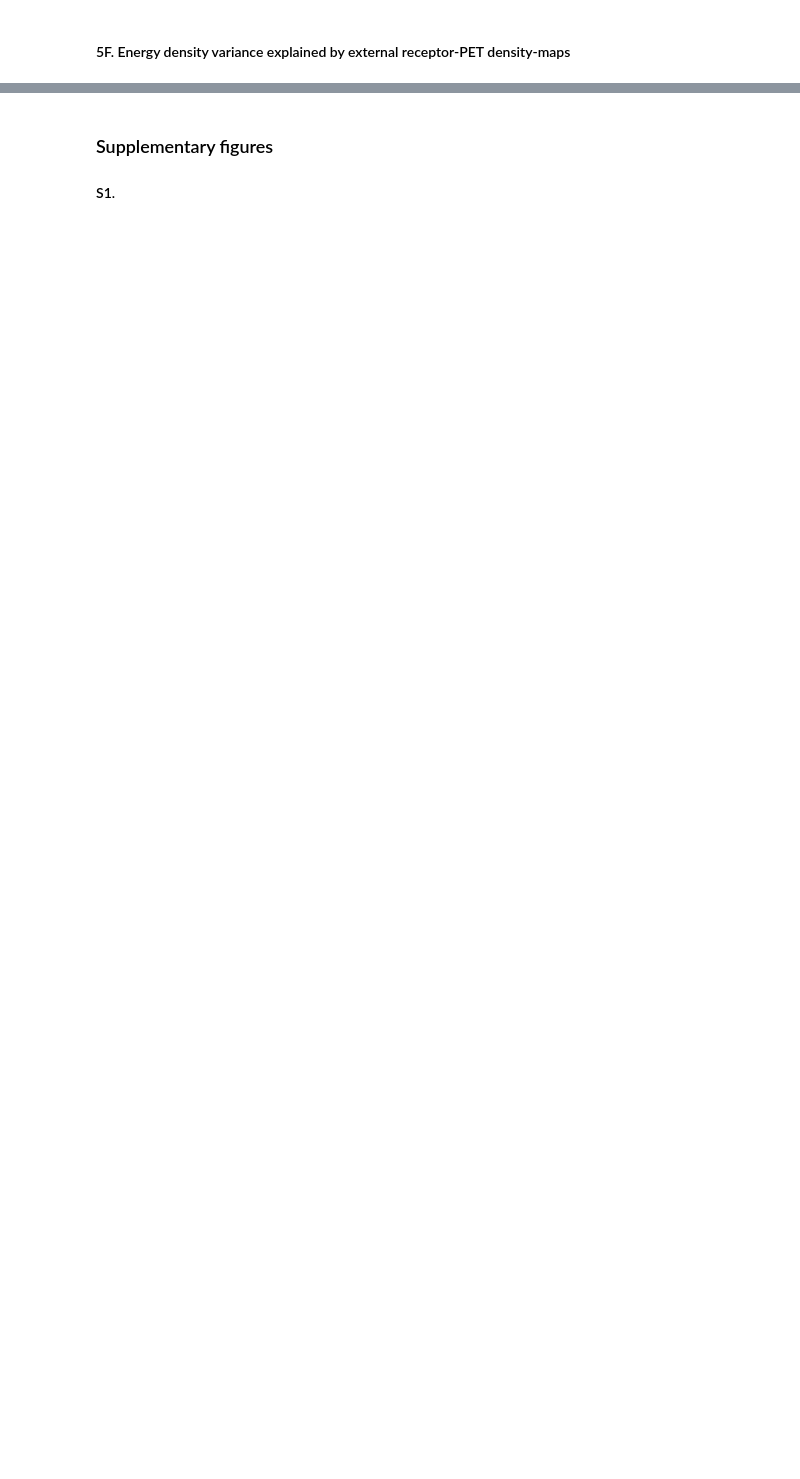
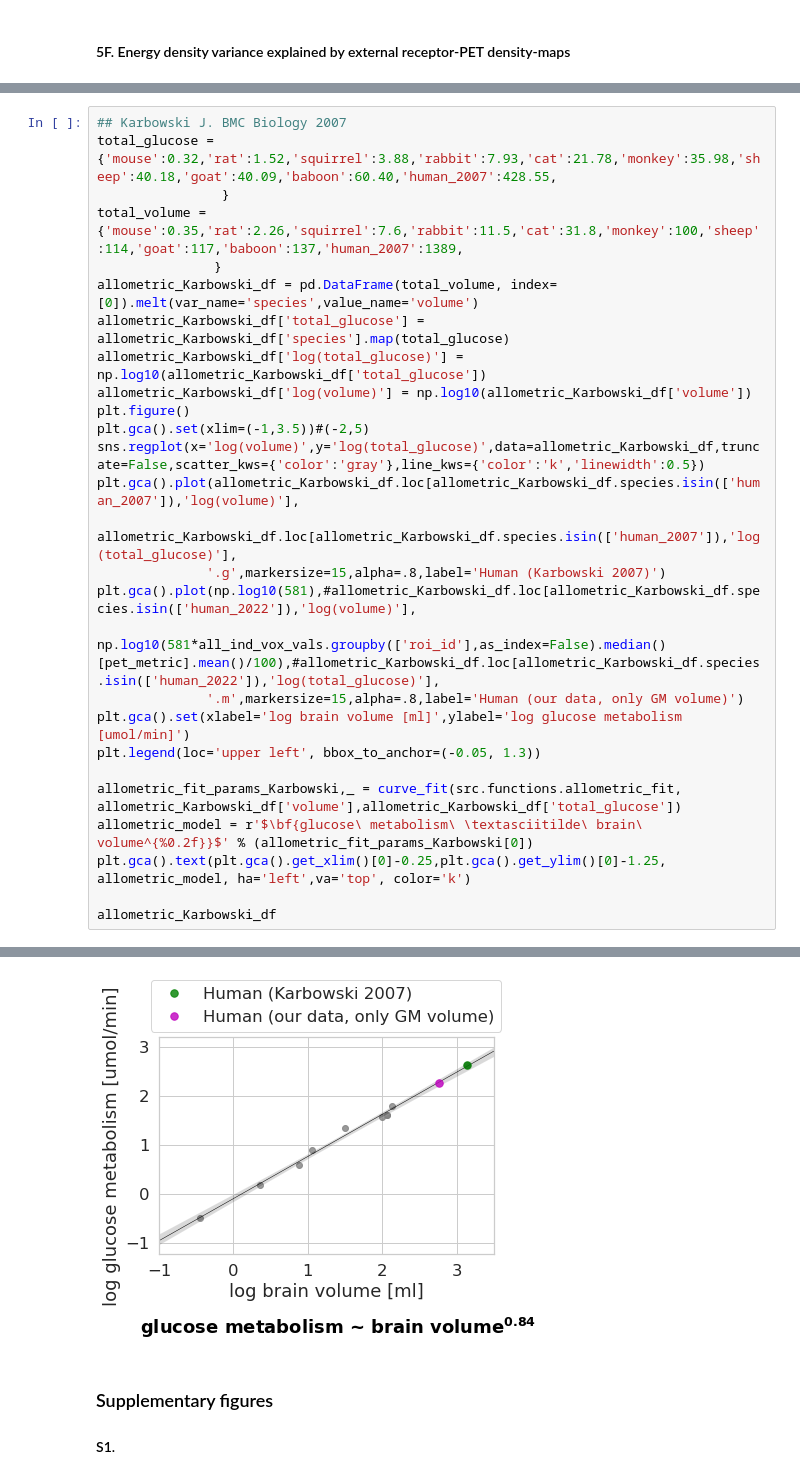
Before and after one commit to NeuroenergeticsLab/energetic_costs, a Jupyter notebook: scripts/Manuscript Figures.ipynb, the cells around one changed output, grey strips where cells are left out. Drawn from its saved outputs; the diff is of its cells as text; blank space fills up the shorter version.

```diff
--- a/scripts/Manuscript Figures.ipynb
+++ b/scripts/Manuscript Figures.ipynb
@@ -978,0 +994,28 @@ fig.tight_layout()
+# %%
+## Karbowski J. BMC Biology 2007
+total_glucose = {'mouse':0.32,'rat':1.52,'squirrel':3.88,'rabbit':7.93,'cat':21.78,'monkey':35.98,'sheep':40.18,'goat':40.09,'baboon':60.40,'human_2007':428.55,
+                }
+total_volume = {'mouse':0.35,'rat':2.26,'squirrel':7.6,'rabbit':11.5,'cat':31.8,'monkey':100,'sheep':114,'goat':117,'baboon':137,'human_2007':1389,
+               }
+allometric_Karbowski_df = pd.DataFrame(total_volume, index=[0]).melt(var_name='species',value_name='volume')
+allometric_Karbowski_df['total_glucose'] = allometric_Karbowski_df['species'].map(total_glucose)
+allometric_Karbowski_df['log(total_glucose)'] = np.log10(allometric_Karbowski_df['total_glucose'])
+allometric_Karbowski_df['log(volume)'] = np.log10(allometric_Karbowski_df['volume'])
+plt.figure()
+plt.gca().set(xlim=(-1,3.5))#(-2,5)
+sns.regplot(x='log(volume)',y='log(total_glucose)',data=allometric_Karbowski_df,truncate=False,scatter_kws={'color':'gray'},line_kws={'color':'k','linewidth':0.5})
+plt.gca().plot(allometric_Karbowski_df.loc[allometric_Karbowski_df.species.isin(['human_2007']),'log(volume)'],
+               allometric_Karbowski_df.loc[allometric_Karbowski_df.species.isin(['human_2007']),'log(total_glucose)'],
+              '.g',markersize=15,alpha=.8,label='Human (Karbowski 2007)')
+plt.gca().plot(np.log10(581),#allometric_Karbowski_df.loc[allometric_Karbowski_df.species.isin(['human_2022']),'log(volume)'],
+               np.log10(581*all_ind_vox_vals.groupby(['roi_id'],as_index=False).median()[pet_metric].mean()/100),#allometric_Karbowski_df.loc[allometric_Karbowski_df.species.isin(['human_2022']),'log(total_glucose)'],
+              '.m',markersize=15,alpha=.8,label='Human (our data, only GM volume)')
+plt.gca().set(xlabel='log brain volume [ml]',ylabel='log glucose metabolism [umol/min]')
+plt.legend(loc='upper left', bbox_to_anchor=(-0.05, 1.3))
+
+allometric_fit_params_Karbowski,_ = curve_fit(src.functions.allometric_fit, allometric_Karbowski_df['volume'],allometric_Karbowski_df['total_glucose'])
+allometric_model = r'$\bf{glucose\ metabolism\ \textasciitilde\ brain\ volume^{%0.2f}}$' % (allometric_fit_params_Karbowski[0])
+plt.gca().text(plt.gca().get_xlim()[0]-0.25,plt.gca().get_ylim()[0]-1.25, allometric_model, ha='left',va='top', color='k')
+
+allometric_Karbowski_df
+# %% [output]
@@ -979,3 +1023,4 @@ fig.tight_layout()
+[figure, added]
 # %% [markdown]
 ### Supplementary figures
 #### S1.
```
Also changed, not shown: parts of 9 cells of this notebook, 4 other files.
